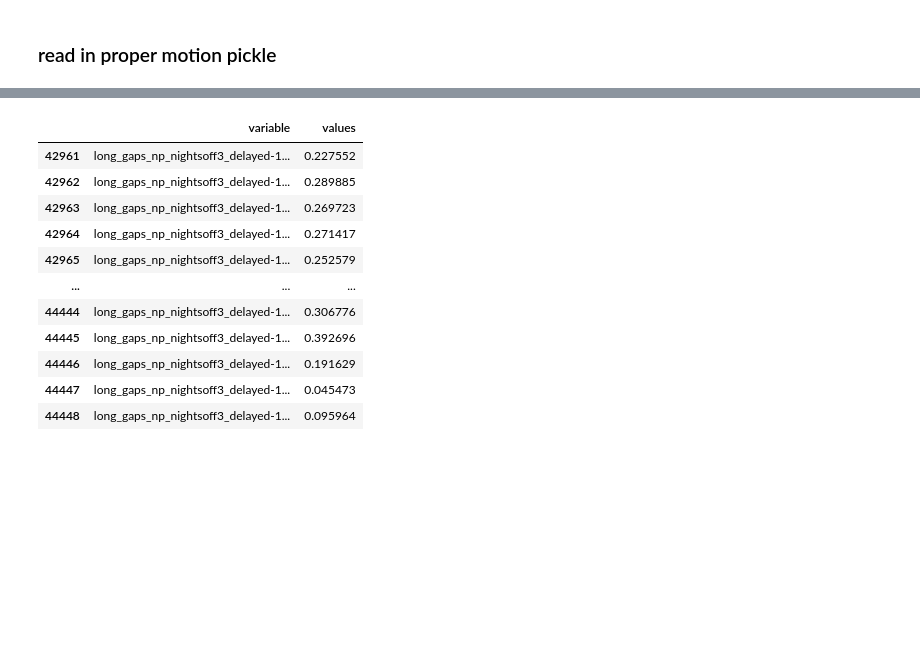
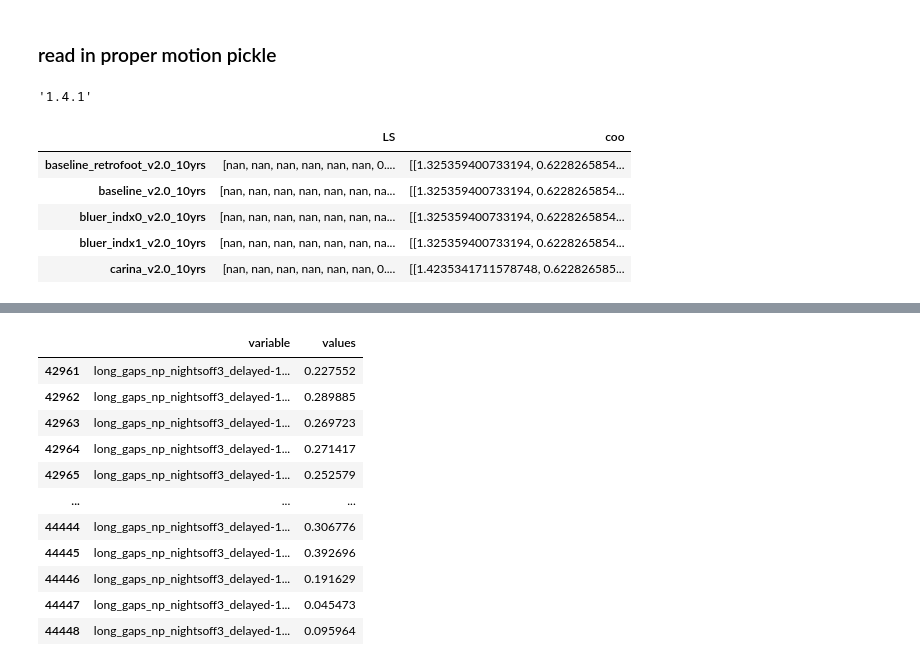
Before and after one commit to xiaolng/widgets, a Jupyter notebook: data_preparation.ipynb, the cells around one changed output, grey strips where cells are left out. Drawn from its saved outputs; the diff is of its cells as text; code cells hidden in the pictures; blank space fills up the shorter version.

```diff
--- a/data_preparation.ipynb
+++ b/data_preparation.ipynb
@@ -8,0 +9,4 @@ df_TPM = pd.read_pickle("./TPM_map_v2.0_10yrs.p")
+# %%
+pd.__version__
+# %% [output]
+'1.4.1'
@@ -8,0 +15,15 @@ df_TPM = pd.read_pickle("./TPM_map_v2.0_10yrs.p")
+# %%
+with open("./data/map_tpm_10yrs.pkl", 'rb') as f:
+         map_tpm = pickle.load(f)
+# %%
+with open("./data/map_LS_10yrs.pkl", 'rb') as f:
+         map_LS = pickle.load(f)
+# %%
+map_LS.head()
+# %% [output]
+|  | LS | coo |
+| baseline_retrofoot_v2.0_10yrs | [nan, nan, nan, nan, nan, nan, 0.... | [[1.325359400733194, 0.6228265854... |
+| baseline_v2.0_10yrs | [nan, nan, nan, nan, nan, nan, na... | [[1.325359400733194, 0.6228265854... |
+| bluer_indx0_v2.0_10yrs | [nan, nan, nan, nan, nan, nan, na... | [[1.325359400733194, 0.6228265854... |
+| bluer_indx1_v2.0_10yrs | [nan, nan, nan, nan, nan, nan, na... | [[1.325359400733194, 0.6228265854... |
+| carina_v2.0_10yrs | [nan, nan, nan, nan, nan, nan, 0.... | [[1.4235341711578748, 0.622826585... |
```
Also changed, not shown: parts of 19 cells of this notebook, 8 other files.
